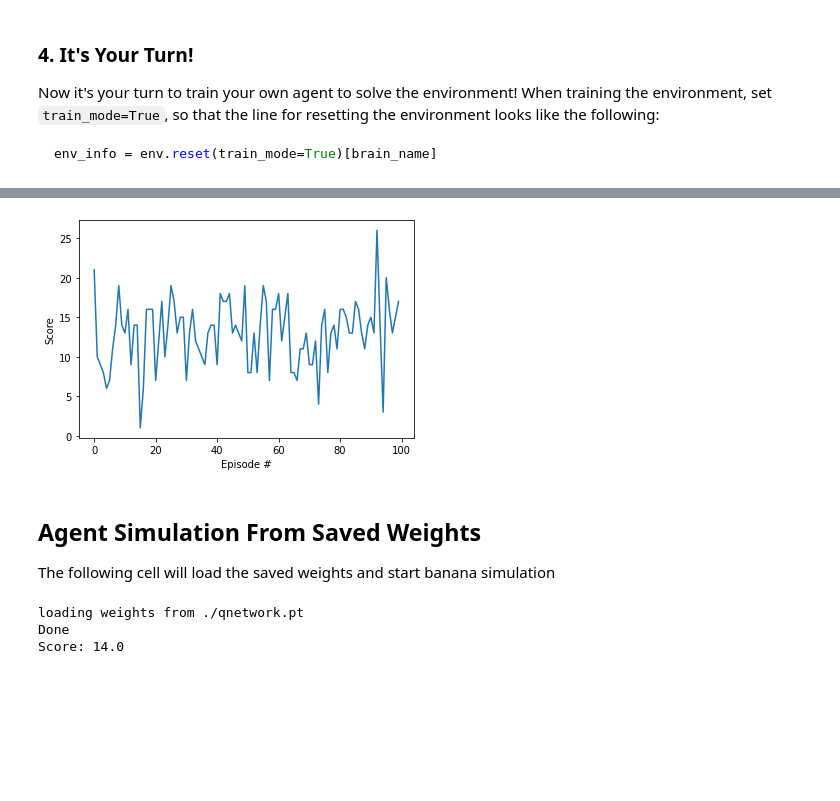
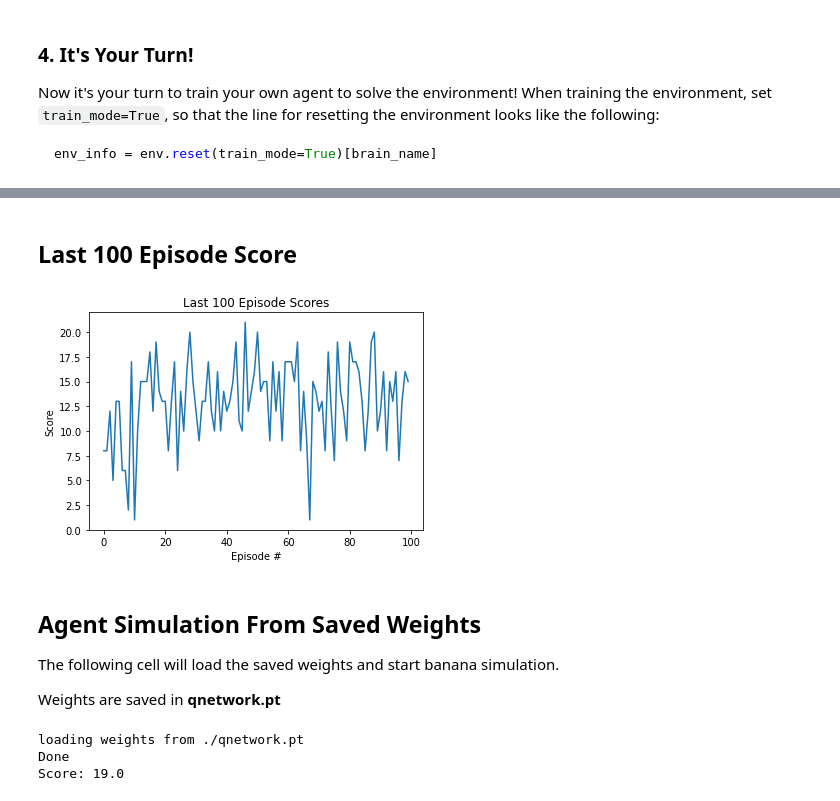
Before and after one commit to drganjoo/p1_navigation, a Jupyter notebook: Navigation.ipynb, the cells around one changed output, grey strips where cells are left out. Drawn from its saved outputs; the diff is of its cells as text; code cells hidden in the pictures; blank space fills up the shorter version.

Commit message:
BatchSize increased, learning rate reduced to 1e-4, Training scores for all episodes is plotted

```diff
--- a/Navigation.ipynb
+++ b/Navigation.ipynb
@@ -147,7 +147,8 @@ scores_window = deque(maxlen=100)  # last 100 scores
 all_scores = []
 n_episodes = 2000
 
-agent = DDQNAgent(state_size, action_size, 'cuda' if torch.cuda.is_available() else 'cpu')
+device = 'cuda' if torch.cuda.is_available() else 'cpu'
+agent = DDQNAgent(state_size, action_size, device)
 
 start_time = time.time()
 cur5sec_steps = 0
@@ -218,18 +231,23 @@ Environment solved in 741 episodes!     Average Score: 13.01
+# %% [markdown]
+## Last 100 Episode Score
 # %%
 import matplotlib.pyplot as plt
 
 fig = plt.figure()
 ax = fig.add_subplot(111)
 plt.plot(np.arange(len(scores_window)), scores_window)
+plt.title('Last 100 Episode Scores')
 plt.ylabel('Score')
 plt.xlabel('Episode #')
 plt.show()
 # %% [output]
-[figure, old version]
+[figure, new version]
 # %% [markdown]
 ## Agent Simulation From Saved Weights
 
-The following cell will load the saved weights and start banana simulation
+The following cell will load the saved weights and start banana simulation.
+
+Weights are saved in **qnetwork.pt**
 # %%
 import torch
 from ddqn_agent import DDQNAgent
@@ -266,4 +284,4 @@ print(f'Score: {score}')
 # %% [output]
 loading weights from ./qnetwork.pt
 Done
-Score: 14.0
+Score: 19.0
```
Also changed, not shown: parts of 3 cells of this notebook, 4 other files.
